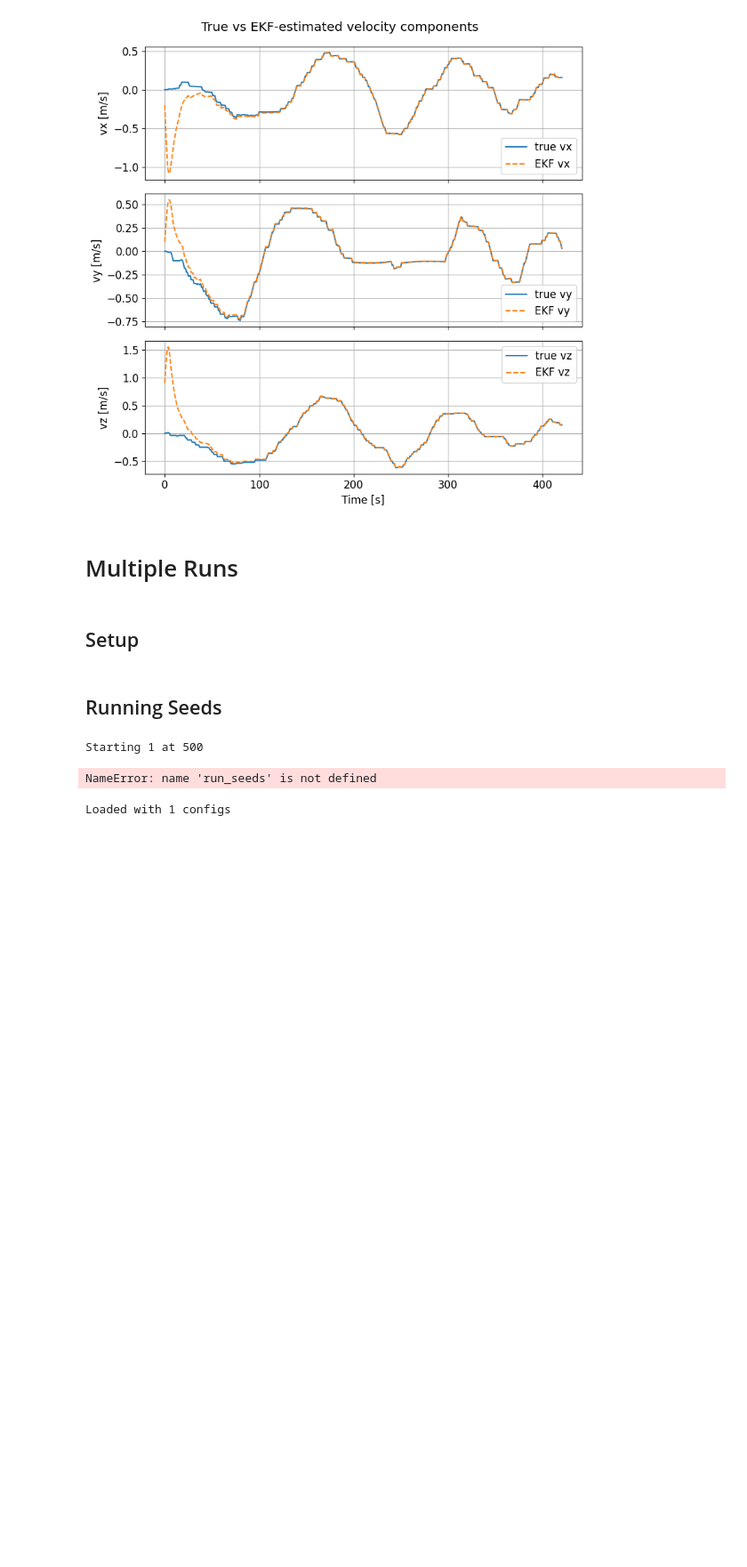
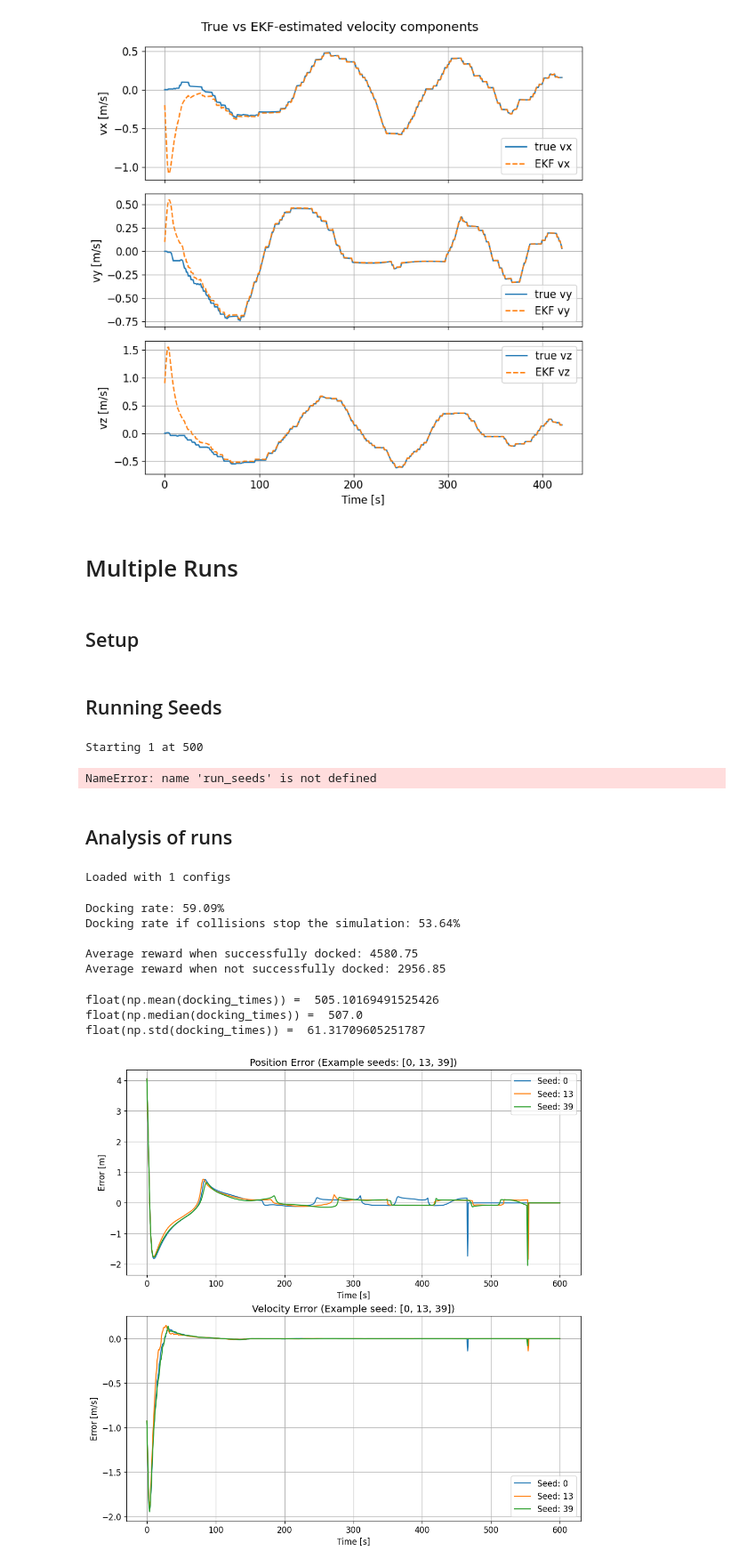
Before and after one commit to colin-skinner/AA228-orbital-rendezvous, a Jupyter notebook: results.ipynb, the cells around one changed output. Shown at 89% size. Cells and saved outputs as stored; diff of their text form; code cells hidden in the pictures; blank space fills up the shorter version.

```diff
--- a/results.ipynb
+++ b/results.ipynb
@@ -478,6 +501,8 @@ for i in range(500,10000, num):
 # %% [output]
 Starting 1 at 500
 NameError: name 'run_seeds' is not defined
+# %% [markdown]
+## Analysis of runs
 # %%
 with open("cache/results","rb") as f:
     all_results: Results = pickle.load(f)
@@ -493,0 +515,70 @@ Loaded with 1 configs
+# %%
+# Stat - Docking rate and reward metrics
+sims_that_docked = [x for x in sims_dict.values() if x["docked"]]
+sims_that_not_docked = [x for x in sims_dict.values() if not x["docked"]]
+
+sims_that_docked_no_collisions = [x for x in sims_that_docked if not any(x["rewards"] < -4000)]
+docking_rate = len(sims_that_docked) / num_sims
+docking_rate_no_collisions = len(sims_that_docked_no_collisions) / num_sims
+
+print(f"Docking rate: {docking_rate * 100:.2f}%")
+print(f"Docking rate if collisions stop the simulation: {docking_rate_no_collisions * 100:.2f}%")
+print()
+
+# Reward for docking
+rewards_when_docking = [sim["cum_reward"] for sim in sims_that_docked]
+rewards_when_no_docking = [sim["cum_reward"] for sim in sims_that_not_docked]
+
+print(f"Average reward when successfully docked: {np.mean(rewards_when_docking):.2f}")
+print(f"Average reward when not successfully docked: {np.mean(rewards_when_no_docking):.2f}")
+# %% [output]
+Docking rate: 59.09%
+Docking rate if collisions stop the simulation: 53.64%
+
+Average reward when successfully docked: 4580.75
+Average reward when not successfully docked: 2956.85
+# %%
+# Stat - Docking time metrics
+docking_times = [x["dock_time"] for x in sims_that_docked_no_collisions]
+print(f"{float(np.mean(docking_times)) =  }")
+print(f"{float(np.median(docking_times)) =  }")
+print(f"{float(np.std(docking_times)) =  }")
+# plt.hist(docking_times, bins = 20)
+# plt.xlim(left=0)
+# %% [output]
+float(np.mean(docking_times)) =  505.10169491525426
+float(np.median(docking_times)) =  507.0
+float(np.std(docking_times)) =  61.31709605251787
+# %%
+# Plot - Kalman Filter convergence (NOT USED)
+positions = [np.linalg.norm(x["X_true"][:,:3], axis=1) for x in sims_that_docked_no_collisions]
+position_estimates = [np.linalg.norm(x["X_hat"][:,:3], axis=1) for x in sims_that_docked_no_collisions]
+velocities = [np.linalg.norm(x["X_true"][:,3:], axis=1) for x in sims_that_docked_no_collisions]
+velocity_estimates = [np.linalg.norm(x["X_hat"][:,3:], axis=1) for x in sims_that_docked_no_collisions]
+
+example_seeds = [0,13,39]
+# example_seeds = [sims_that_docked_no_collisions[i]["seed"] for i in seeds]
+plt.figure(figsize=(12,12))
+plt.subplot(211)
+plt.title(f"Position Error (Example seeds: {example_seeds})")
+for seed in example_seeds:
+    plt.plot(positions[seed] - position_estimates[seed], label=f"Seed: {seed}")
+
+plt.ylabel("Error [m]")
+plt.xlabel("Time [s]")
+plt.legend()
+plt.grid(True)
+
+plt.subplot(212)
+plt.title(f"Velocity Error (Example seed: {example_seeds})")
+for seed in example_seeds:
+    plt.plot(velocities[seed] - velocity_estimates[seed], label=f"Seed: {seed}")
+
+plt.grid(True)
+plt.ylabel("Error [m/s]")
+plt.xlabel("Time [s]")
+plt.legend()
+plt.savefig("figures/pos_vel_error.png", dpi=300)
+plt.show()
+# %% [output]
+[figure, added]
```
Also changed, not shown: parts of 12 cells of this notebook, 5 other files.
